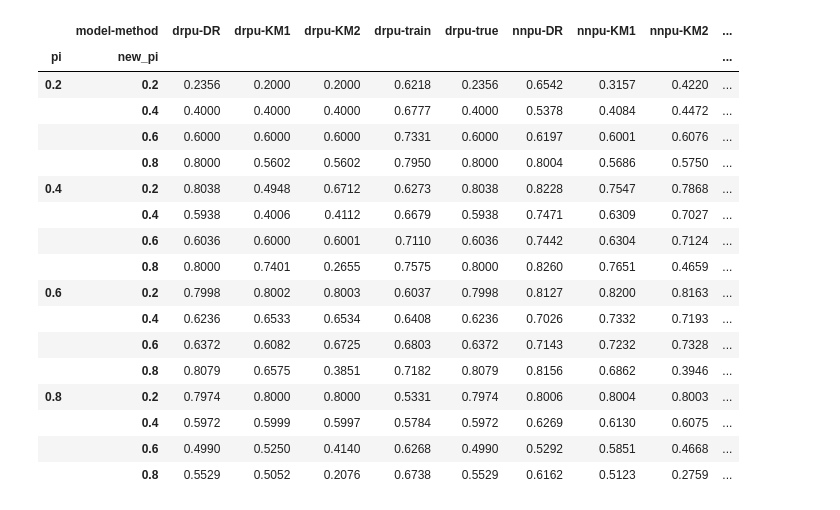
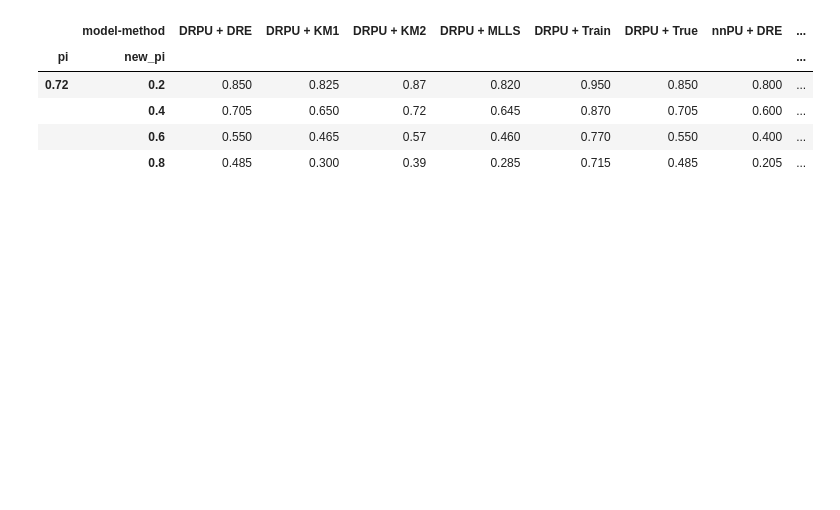
Before and after one commit to izabelatelejko/PULS-Master, a Jupyter notebook: evaluation.ipynb, the cells around one changed output. Cells and saved outputs as stored; diff of their text form; code cells hidden in the pictures; blank space fills up the shorter version.

Commit message:
add changes, support for whole dataset

```diff
--- a/evaluation.ipynb
+++ b/evaluation.ipynb
@@ -34,32 +388,26 @@ mae_results
 # %%
-from PULS.evaluation import evaluate_all_TC_metrics
+dataset_name = 'ChestXRay'
+n = 4_000
+label_frequency = 0.1
+train_pi = [0.72]
+test_pi = [0.2, 0.4, 0.6, 0.8]
 
-dataset_name = 'Gauss'
-mean = 0.5
-n = 1000
-label_frequency = 0.5
-pi_grid = [0.2, 0.4, 0.6, 0.8]
+df = evaluate_all_TC_metrics(dataset_name, None, n, label_frequency, train_pi, test_pi, convert_to_df=True, single_exp=True)
+df = df[df['metric'].isin(['accuracy'])]
 
-df = evaluate_all_TC_metrics(dataset_name, mean, n, label_frequency, pi_grid, pi_grid, convert_to_df=True)
-df = df[df['metric'].isin(['accuracy'])]
-df['model-method'] = df['model'] + '-' + df['method']
+# filter out model = 'nnpu' and method = 'mlls-drpu' or model = 'drpu' and method = 'mlls-nnpu'
+df = df[~((df['model'] == 'nnpu') & (df['method'] == 'mlls-drpu')) & ~((df['model'] == 'drpu') & (df['method'] == 'mlls-nnpu'))]
+
+model_mapping = {"drpu": "DRPU", "nnpu": "nnPU"}
+method_mapping = {"DR": "DRE", "KM1": "KM1", "KM2": "KM2", "mlls-drpu": "MLLS", "mlls-nnpu": "MLLS", "train": "Train", "true": "True"}
+df['model'] = df['model'].map(model_mapping)
+df['method'] = df['method'].map(method_mapping)
+df['model-method'] = df['model'] + ' + ' + df['method']
 df.pivot(index=["pi", "new_pi"], columns="model-method", values="average_value")
 # %% [output]
-|  | model-method | drpu-DR | drpu-KM1 | drpu-KM2 | drpu-train | drpu-true | nnpu-DR | nnpu-KM1 | nnpu-KM2 | ... |
-| pi | new_pi |  |  |  |  |  |  |  |  | ... |
-| 0.2 | 0.2 | 0.2356 | 0.2000 | 0.2000 | 0.6218 | 0.2356 | 0.6542 | 0.3157 | 0.4220 | ... |
-|  | 0.4 | 0.4000 | 0.4000 | 0.4000 | 0.6777 | 0.4000 | 0.5378 | 0.4084 | 0.4472 | ... |
-|  | 0.6 | 0.6000 | 0.6000 | 0.6000 | 0.7331 | 0.6000 | 0.6197 | 0.6001 | 0.6076 | ... |
-|  | 0.8 | 0.8000 | 0.5602 | 0.5602 | 0.7950 | 0.8000 | 0.8004 | 0.5686 | 0.5750 | ... |
-| 0.4 | 0.2 | 0.8038 | 0.4948 | 0.6712 | 0.6273 | 0.8038 | 0.8228 | 0.7547 | 0.7868 | ... |
-|  | 0.4 | 0.5938 | 0.4006 | 0.4112 | 0.6679 | 0.5938 | 0.7471 | 0.6309 | 0.7027 | ... |
-|  | 0.6 | 0.6036 | 0.6000 | 0.6001 | 0.7110 | 0.6036 | 0.7442 | 0.6304 | 0.7124 | ... |
-|  | 0.8 | 0.8000 | 0.7401 | 0.2655 | 0.7575 | 0.8000 | 0.8260 | 0.7651 | 0.4659 | ... |
-| 0.6 | 0.2 | 0.7998 | 0.8002 | 0.8003 | 0.6037 | 0.7998 | 0.8127 | 0.8200 | 0.8163 | ... |
-|  | 0.4 | 0.6236 | 0.6533 | 0.6534 | 0.6408 | 0.6236 | 0.7026 | 0.7332 | 0.7193 | ... |
-|  | 0.6 | 0.6372 | 0.6082 | 0.6725 | 0.6803 | 0.6372 | 0.7143 | 0.7232 | 0.7328 | ... |
-|  | 0.8 | 0.8079 | 0.6575 | 0.3851 | 0.7182 | 0.8079 | 0.8156 | 0.6862 | 0.3946 | ... |
-| 0.8 | 0.2 | 0.7974 | 0.8000 | 0.8000 | 0.5331 | 0.7974 | 0.8006 | 0.8004 | 0.8003 | ... |
-|  | 0.4 | 0.5972 | 0.5999 | 0.5997 | 0.5784 | 0.5972 | 0.6269 | 0.6130 | 0.6075 | ... |
-|  | 0.6 | 0.4990 | 0.5250 | 0.4140 | 0.6268 | 0.4990 | 0.5292 | 0.5851 | 0.4668 | ... |
-|  | 0.8 | 0.5529 | 0.5052 | 0.2076 | 0.6738 | 0.5529 | 0.6162 | 0.5123 | 0.2759 | ... |
+|  | model-method | DRPU + DRE | DRPU + KM1 | DRPU + KM2 | DRPU + MLLS | DRPU + Train | DRPU + True | nnPU + DRE | ... |
+| pi | new_pi |  |  |  |  |  |  |  | ... |
+| 0.72 | 0.2 | 0.850 | 0.825 | 0.87 | 0.820 | 0.950 | 0.850 | 0.800 | ... |
+|  | 0.4 | 0.705 | 0.650 | 0.72 | 0.645 | 0.870 | 0.705 | 0.600 | ... |
+|  | 0.6 | 0.550 | 0.465 | 0.57 | 0.460 | 0.770 | 0.550 | 0.400 | ... |
+|  | 0.8 | 0.485 | 0.300 | 0.39 | 0.285 | 0.715 | 0.485 | 0.205 | ... |
```
Also changed, not shown: parts of 20 cells of this notebook.
